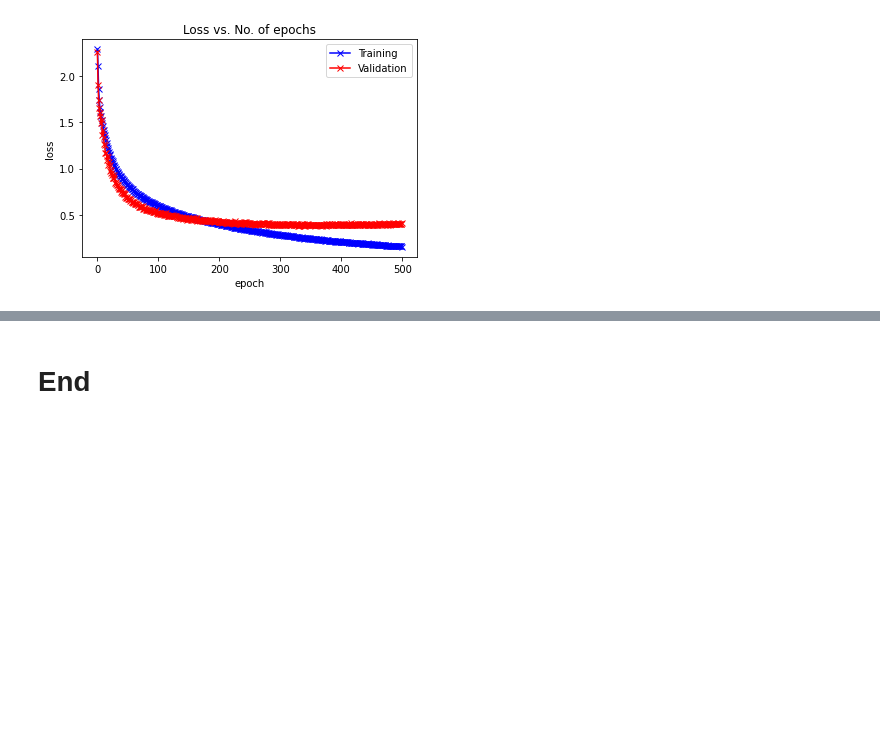
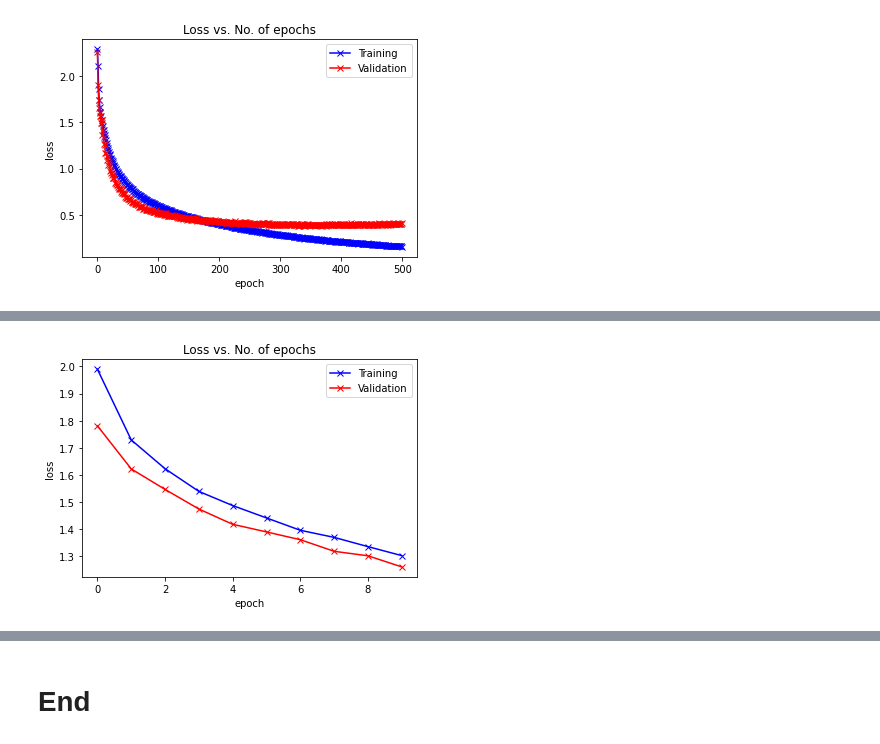
Before and after one commit to LeBronLiHD/NC_CourseWork_of_MachineLearning_DataScience, a Jupyter notebook: 2-NN-Basics-CNNs-AEs-and-GANs/NC_ST1539_HW2_2.2.ipynb, the cells around one changed output, grey strips where cells are left out. Cells and saved outputs as stored; diff of their text form; code cells hidden in the pictures; blank space fills up the shorter version.

```diff
--- a/2-NN-Basics-CNNs-AEs-and-GANs/NC_ST1539_HW2_2.2.ipynb
+++ b/2-NN-Basics-CNNs-AEs-and-GANs/NC_ST1539_HW2_2.2.ipynb
@@ -573,0 +783,4 @@ plot_losses(train_losslist, valid_losslist)
+# %%
+plot_losses(train_losslist, valid_losslist)
+# %% [output]
+[figure, added]
```
Also changed, not shown: parts of 29 cells of this notebook, 2 other files.
